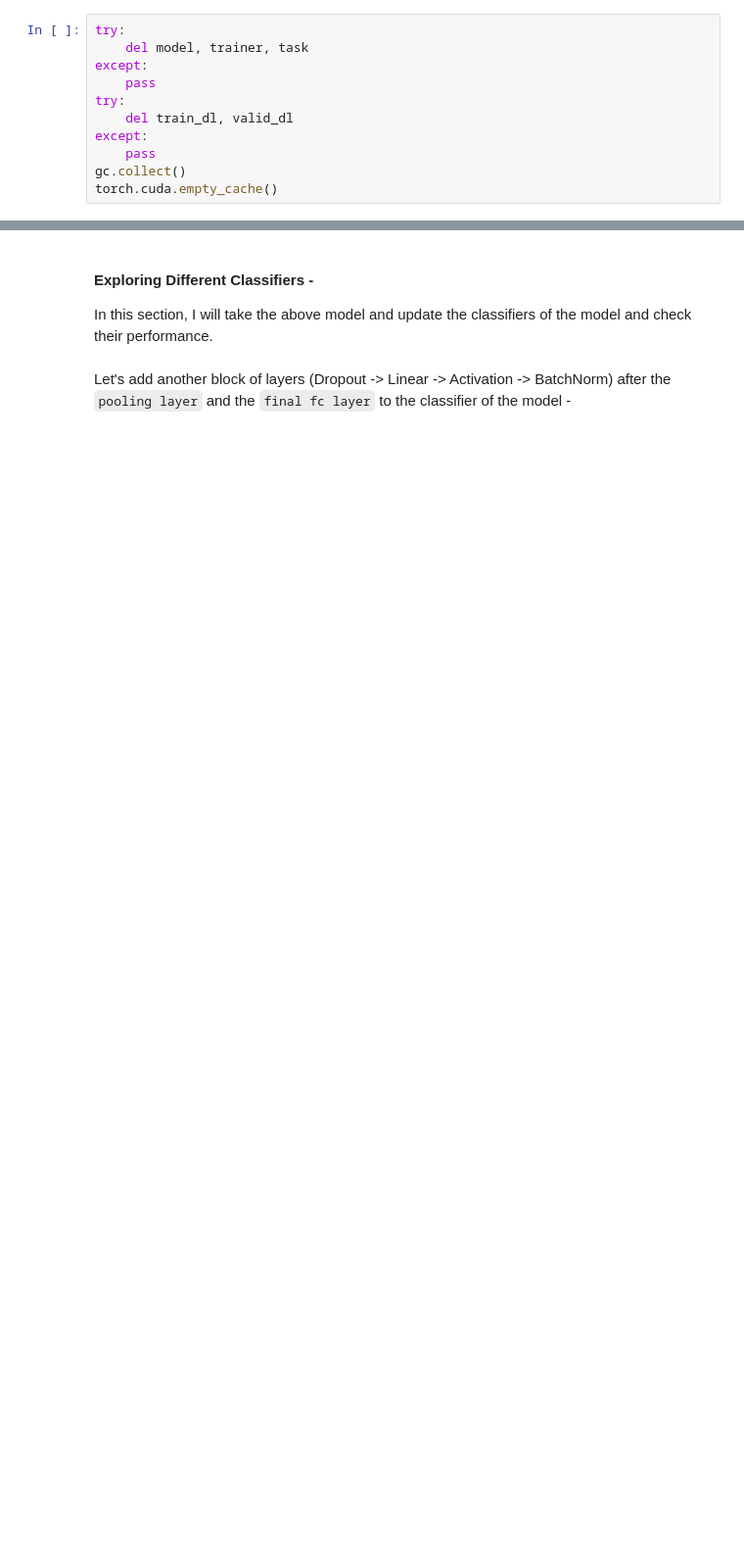
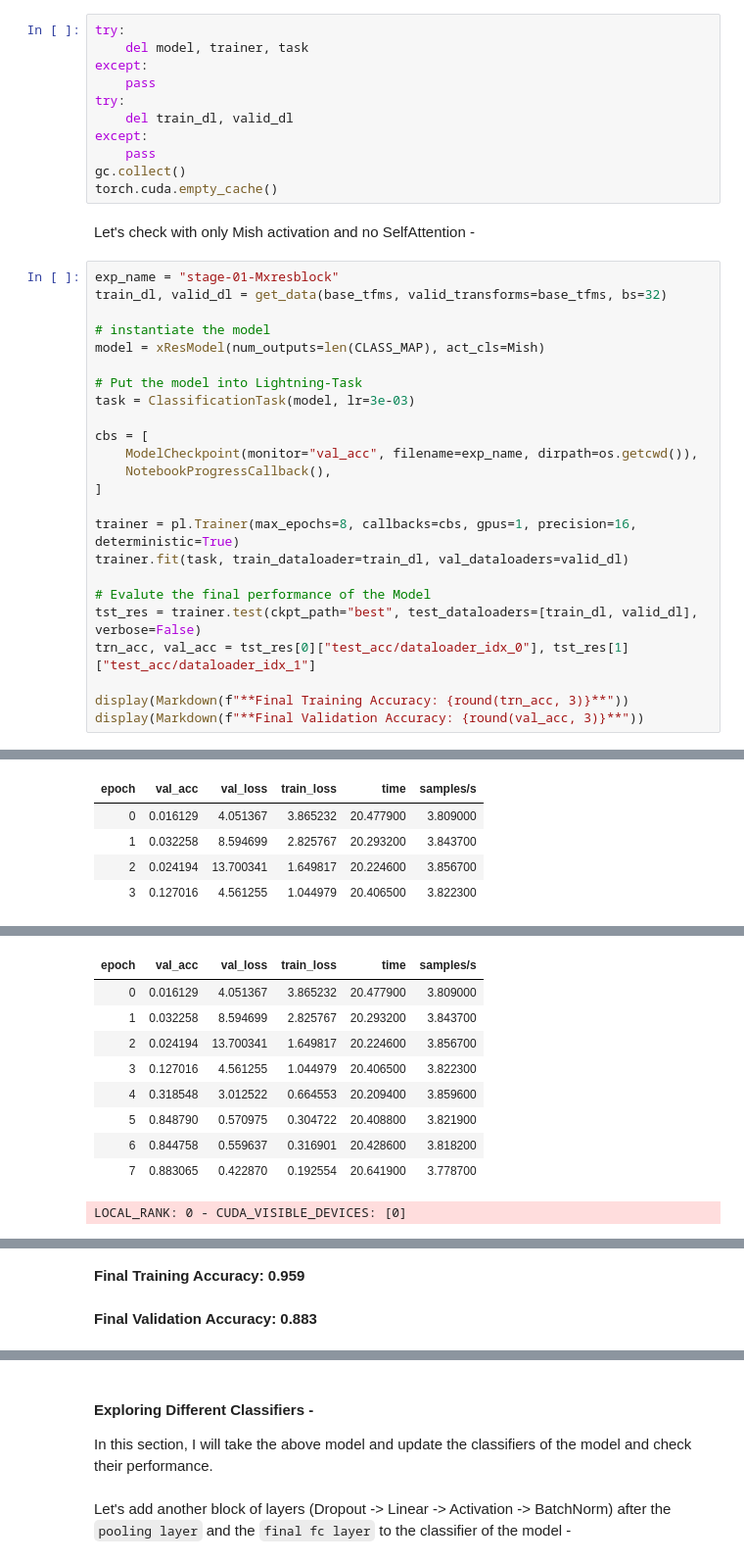
Before and after one commit to benihime91/midas-summer-internship-2021, a Jupyter notebook: midas_task_2_part_01.ipynb, the cells around one changed output, grey strips where cells are left out. Shown: that part at 98% size. Drawn from its saved outputs; the diff is of its cells as text; blank space fills up the shorter version.

```diff
--- a/midas_task_2_part_01.ipynb
+++ b/midas_task_2_part_01.ipynb
@@ -1020,3 +1029,30 @@ except:
     pass
 gc.collect()
 torch.cuda.empty_cache()
+# %% [markdown]
+Let's check with only Mish activation and no SelfAttention -
+# %%
+exp_name = "stage-01-Mxresblock"
+train_dl, valid_dl = get_data(base_tfms, valid_transforms=base_tfms, bs=32)
+
+# instantiate the model
+model = xResModel(num_outputs=len(CLASS_MAP), act_cls=Mish)
+
+# Put the model into Lightning-Task
+task = ClassificationTask(model, lr=3e-03)
+
+cbs = [
+    ModelCheckpoint(monitor="val_acc", filename=exp_name, dirpath=os.getcwd()),
+    NotebookProgressCallback(),
+]
+
+trainer = pl.Trainer(max_epochs=8, callbacks=cbs, gpus=1, precision=16, deterministic=True)
+trainer.fit(task, train_dataloader=train_dl, val_dataloaders=valid_dl)
+
+# Evalute the final performance of the Model
+tst_res = trainer.test(ckpt_path="best", test_dataloaders=[train_dl, valid_dl], verbose=False)
+trn_acc, val_acc = tst_res[0]["test_acc/dataloader_idx_0"], tst_res[1]["test_acc/dataloader_idx_1"]
+
+display(Markdown(f"**Final Training Accuracy: {round(trn_acc, 3)}**"))
+display(Markdown(f"**Final Validation Accuracy: {round(val_acc, 3)}**"))
+# %% [output]
@@ -1022,0 +1075,5 @@ torch.cuda.empty_cache()
+| epoch | val_acc | val_loss | train_loss | time | samples/s |
+| 0 | 0.016129 | 4.051367 | 3.865232 | 20.477900 | 3.809000 |
+| 1 | 0.032258 | 8.594699 | 2.825767 | 20.293200 | 3.843700 |
+| 2 | 0.024194 | 13.700341 | 1.649817 | 20.224600 | 3.856700 |
+| 3 | 0.127016 | 4.561255 | 1.044979 | 20.406500 | 3.822300 |
@@ -1022,0 +1081,10 @@ torch.cuda.empty_cache()
+| epoch | val_acc | val_loss | train_loss | time | samples/s |
+| 0 | 0.016129 | 4.051367 | 3.865232 | 20.477900 | 3.809000 |
+| 1 | 0.032258 | 8.594699 | 2.825767 | 20.293200 | 3.843700 |
+| 2 | 0.024194 | 13.700341 | 1.649817 | 20.224600 | 3.856700 |
+| 3 | 0.127016 | 4.561255 | 1.044979 | 20.406500 | 3.822300 |
+| 4 | 0.318548 | 3.012522 | 0.664553 | 20.209400 | 3.859600 |
+| 5 | 0.848790 | 0.570975 | 0.304722 | 20.408800 | 3.821900 |
+| 6 | 0.844758 | 0.559637 | 0.316901 | 20.428600 | 3.818200 |
+| 7 | 0.883065 | 0.422870 | 0.192554 | 20.641900 | 3.778700 |
+LOCAL_RANK: 0 - CUDA_VISIBLE_DEVICES: [0]
@@ -1022,0 +1092,2 @@ torch.cuda.empty_cache()
+**Final Training Accuracy: 0.959**
+**Final Validation Accuracy: 0.883**
```
Also changed, not shown: parts of 13 cells of this notebook.
